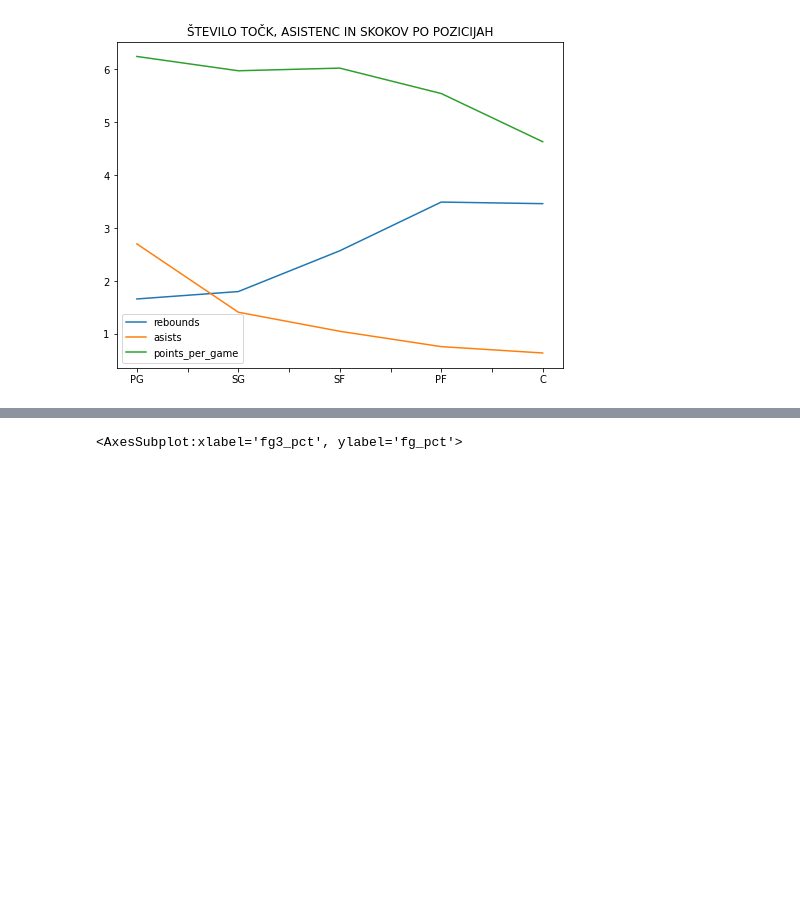
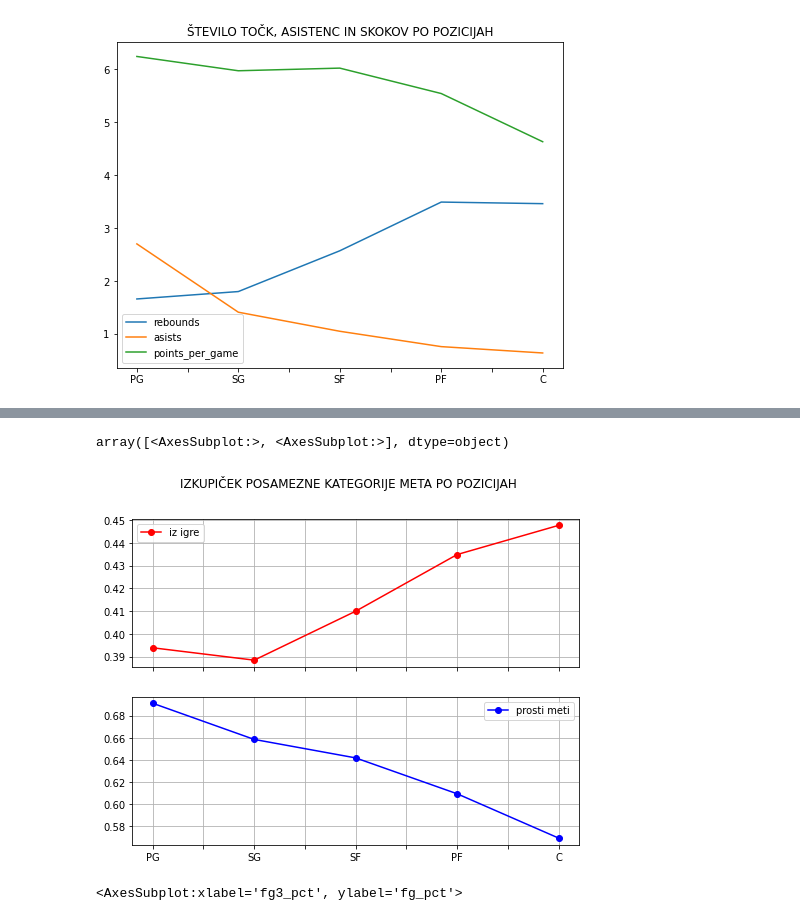
Before and after one commit to matej23/obdelava-podatkov, a Jupyter notebook: analiza.ipynb, the cells around one changed output, grey strips where cells are left out. Drawn from its saved outputs; the diff is of its cells as text; code cells hidden in the pictures; blank space fills up the shorter version.

```diff
--- a/analiza.ipynb
+++ b/analiza.ipynb
@@ -360,3 +318,35 @@ plt.show()
+# %%
+data = {
+	'iz igre': [
+		pg_mean.fg_pct,
+		sg_mean.fg_pct,
+		sf_mean.fg_pct,
+		pf_mean.fg_pct,
+		centri_mean.fg_pct
+		],
+	'prosti meti': [
+		pg_mean.ft_pct,
+		sg_mean.ft_pct,
+		sf_mean.ft_pct,
+		pf_mean.ft_pct,
+		centri_mean.ft_pct
+	]
+	}
+data_frame = pd.DataFrame(data, index = ['PG','SG','SF','PF','C'])
+
+data_frame.plot(
+		kind='line',
+		subplots=True,
+		grid=True,
+		title="IZKUPIČEK POSAMEZNE KATEGORIJE META PO POZICIJAH",
+        legend=True,
+		figsize = (8,6),
+        style=['r','b'],
+		marker='o'
+        )
+# %% [output]
+array([<AxesSubplot:>, <AxesSubplot:>], dtype=object)
+[figure, added]
 # %%
 igralci.plot(kind = 'scatter', x='fg3_pct', y='fg2_pct', figsize =(7,5))
 igralci.plot(kind = 'scatter', x='fg3_pct', y='ft_pct', figsize =(7,5))
```
Also changed, not shown: parts of 5 cells of this notebook, 1 other file.
